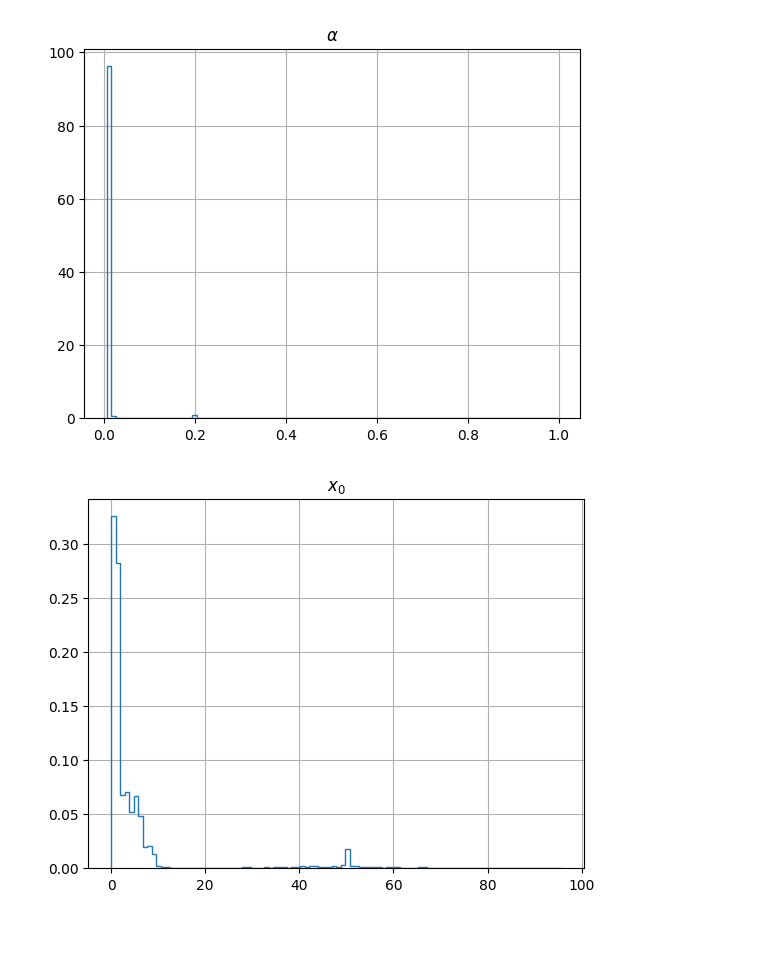
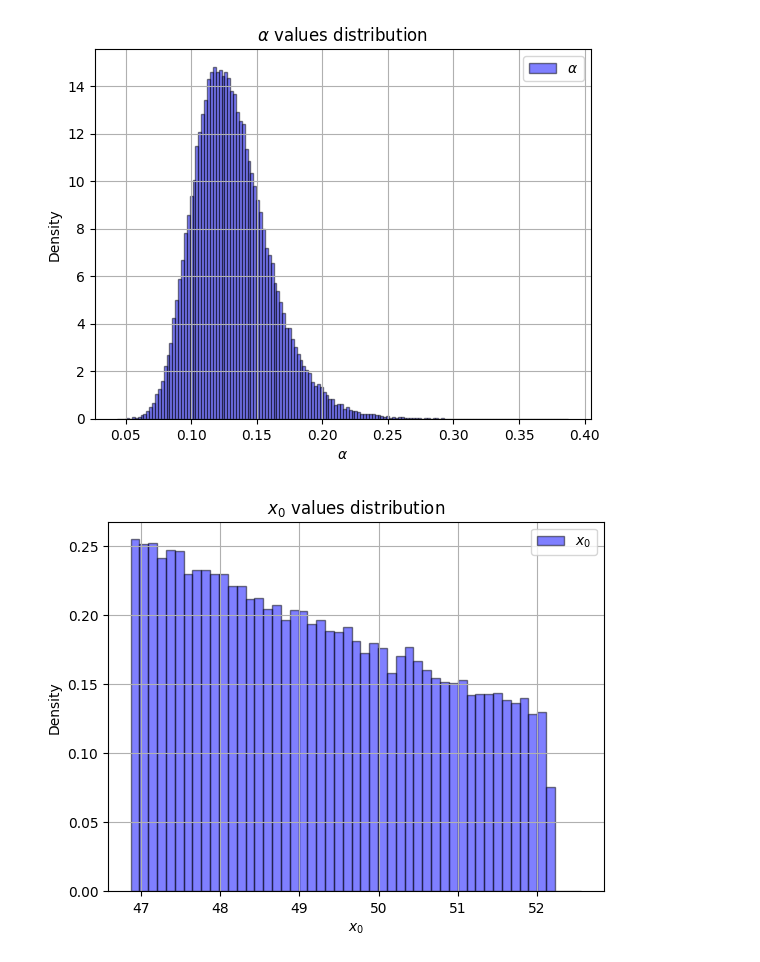
Before and after one commit to Richardforphys/AstroStatistics, a Jupyter notebook: AML/Notebooks/AstroStatistics/Transient.ipynb, the cells around one changed output. Drawn from its saved outputs; the diff is of its cells as text; code cells hidden in the pictures; blank space fills up the shorter version.

```diff
--- a/AML/Notebooks/AstroStatistics/Transient.ipynb
+++ b/AML/Notebooks/AstroStatistics/Transient.ipynb
@@ -98,7 +124,7 @@ starting_guesses = guess_parameters+1e-6*np.random.randn(nwalkers, ndim)
 sampler = emcee.EnsembleSampler(nwalkers, ndim, posterior)
 elapsed=time.time()
 print("Starting MCMC...")
-sampler.run_mcmc(starting_guesses, nsteps)
+sampler.run_mcmc(guess_parameters, nsteps)
 print("MCMC finished in %s seconds" % (time.time() - elapsed))
 # %% [output]
 Starting MCMC...
@@ -117,7 +141,7 @@ fig, axes = plt.subplots(ndim, figsize=(15, 7), sharex=True)
 
 for i in range(ndim):
     ax = axes[i]
-    ax.plot(samples[4000:, ::5, i], '.',alpha=0.4)
+    ax.plot(sampler.get_chain()[:,:,i], '.',alpha=0.4)
     ax.set_ylabel(labels[i])
     ax.grid(True)
 axes[-1].set_xlabel("Step number")
@@ -128,0 +153,11 @@ Cut first 1000 points
+# %%
+labels = [r"$A$", r"$b$", r"$\alpha$", r"$x_{0}$"]
+fig, axes = plt.subplots(ndim, figsize=(15, 7), sharex=True)
+
+for i in range(ndim):
+    ax = axes[i]
+    ax.plot(sampler.get_chain()[300:, :, i], '.',alpha=0.4)
+    ax.set_ylabel(labels[i])
+    ax.grid(True)
+axes[-1].set_xlabel("Step number")
+plt.tight_layout()
@@ -129,7 +166,13 @@ Cut first 1000 points
+# %%
+samples = sampler.get_chain(flat=False, discard=300, thin=10)
+flat_samples = sampler.get_chain(flat=True, discard=300, thin=10)
 # %%
 for i in range(4):
-    plt.hist(samples[:4000, :, i].flatten(), bins=100, density=True, histtype='step', label=labels[i])
+    plt.hist(flat_samples.T[i], bins='scott', density=True, histtype='barstacked', label=labels[i], alpha=0.5, color='blue', edgecolor='black')
+    plt.ylabel('Density')
+    plt.xlabel(labels[i])
+    plt.legend()
     plt.grid()
-    plt.title(labels[i])
+    plt.title(labels[i]+" values distribution")
     plt.show()
 # %% [output]
@@ -138,2 +181,2 @@ for i in range(4):
-[figure, old version]
+[figure, new version]
-[figure, old version]
+[figure, new version]
```
Also changed, not shown: parts of 21 cells of this notebook.
